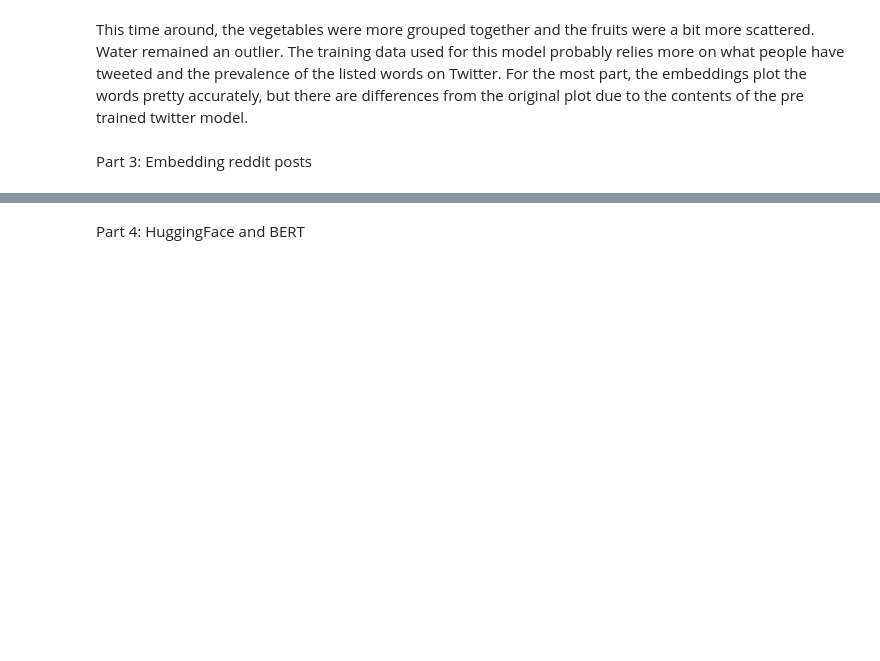
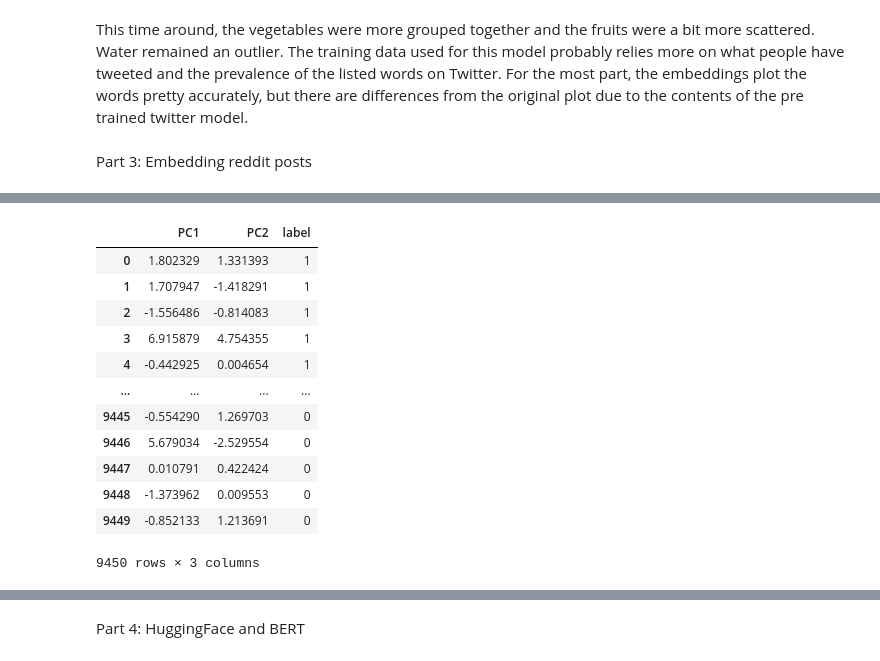
Before and after one commit to saysay2/project3-embeddings, a Jupyter notebook: project-3.ipynb, the cells around one changed output, grey strips where cells are left out. Saved outputs shown, nothing was run; the diff lists cells and outputs as text; code cells hidden in the pictures; blank space fills up the shorter version.

```diff
--- a/project-3.ipynb
+++ b/project-3.ipynb
@@ -211,6 +258,23 @@ data = pd.concat([uiuc,mich])
 # %%
-#using the embedding code from last week, plot a pca of all posts in the subreddits data set
+# using the embedding code from last week, plot a pca of all posts in the subreddits data set
 
-#color by the "label" column to see if the two subreddits are separable in the embedding space
+pca = PCA(n_components=2)
+data_pca = pca.fit_transform(bow_df)
 
-# is there a clear separation between the two columns?
+dataDf = pd.DataFrame(data_pca, columns = ['PC1', 'PC2'])
+dataDf['label'] = data['label'].values
+dataDf
+# %% [output]
+|  | PC1 | PC2 | label |
+| 0 | 1.802329 | 1.331393 | 1 |
+| 1 | 1.707947 | -1.418291 | 1 |
+| 2 | -1.556486 | -0.814083 | 1 |
+| 3 | 6.915879 | 4.754355 | 1 |
+| 4 | -0.442925 | 0.004654 | 1 |
+| ... | ... | ... | ... |
+| 9445 | -0.554290 | 1.269703 | 0 |
+| 9446 | 5.679034 | -2.529554 | 0 |
+| 9447 | 0.010791 | 0.422424 | 0 |
+| 9448 | -1.373962 | 0.009553 | 0 |
+| 9449 | -0.852133 | 1.213691 | 0 |
+9450 rows × 3 columns
```
Also changed, not shown: parts of 15 cells of this notebook.
